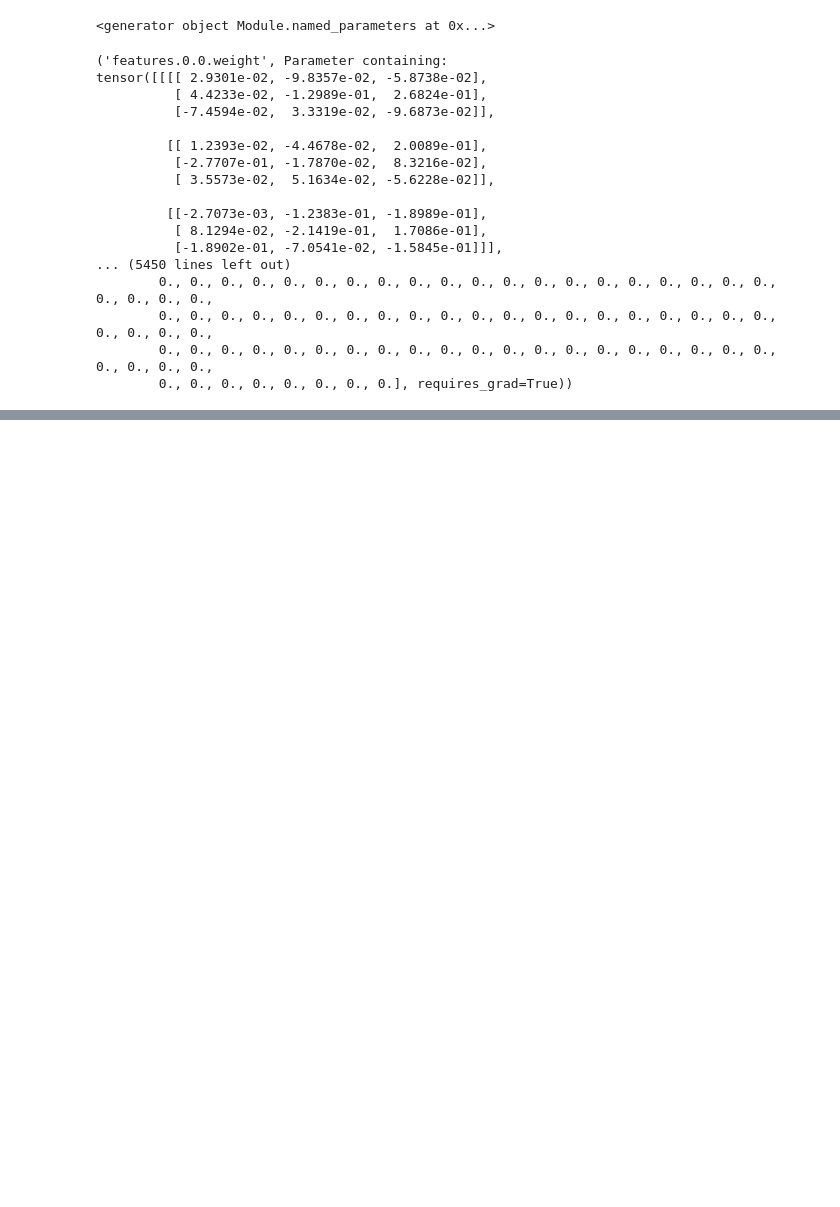
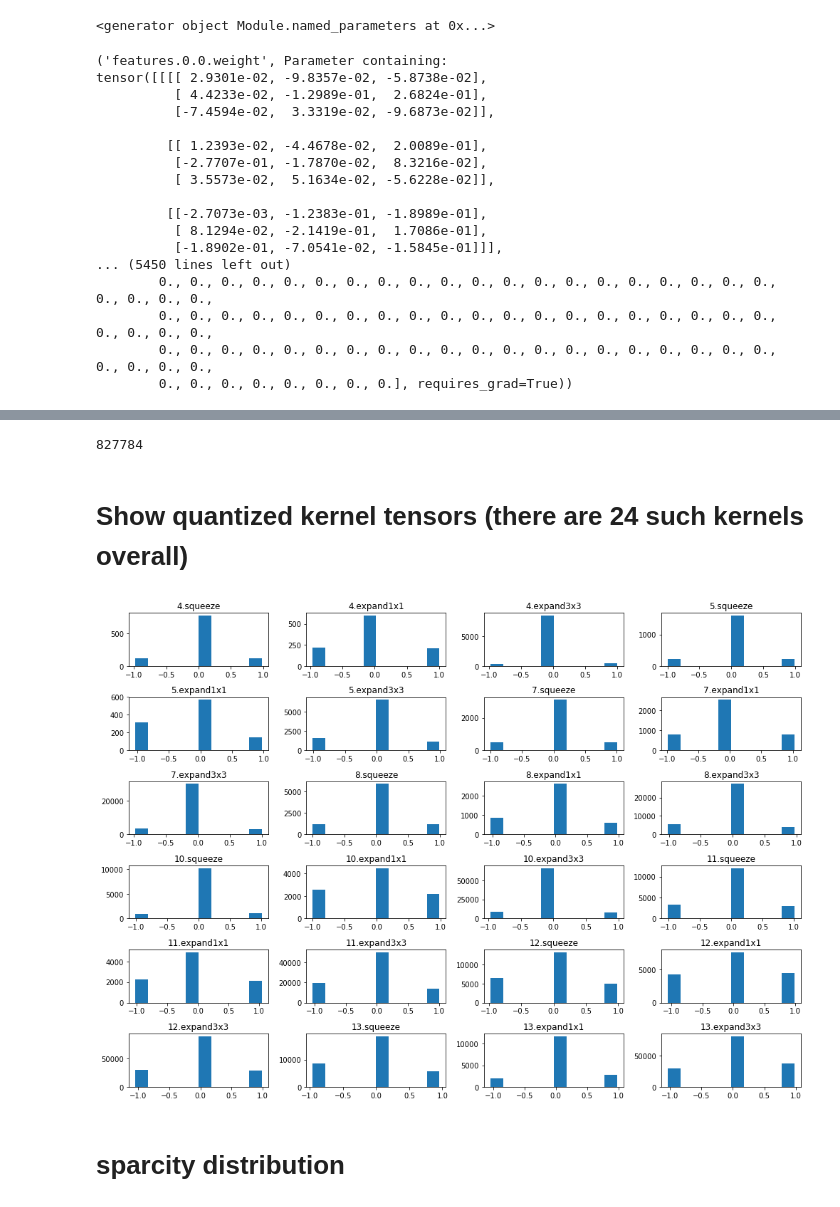
Before and after one commit to dan-fritchman/trained-ternary-quantization, a Jupyter notebook: ttq_mobilenet_v3/test_and_explore.ipynb, the cells around one changed output, grey strips where cells are left out. Saved outputs shown, nothing was run; the diff lists cells and outputs as text; code cells hidden in the pictures; blank space fills up the shorter version.

```diff
--- a/ttq_mobilenet_v3/test_and_explore.ipynb
+++ b/ttq_mobilenet_v3/test_and_explore.ipynb
@@ -78,0 +109,31 @@ tensor([[[[ 2.9301e-02, -9.8357e-02, -5.8738e-02],
+# %%
+model, _, _ = get_model()
+
+# load pretrained quantized model
+model.load_state_dict(torch.load('model_ternary_quantization.pytorch_state'))
+# %%
+# number of params in the model
+count_params(model)
+# %% [output]
+827784
+# %% [markdown]
+# Show quantized kernel tensors (there are 24 such kernels overall)
+# %%
+# all quantized kernels
+all_kernels = [
+    (n, p.data) for n, p in model.named_parameters()
+    if ('weight' in n and not 'bn' in n and not 'features.1.' in n
+        and not 'classifier' in n and not 'features.0.' in n)
+]
+# %%
+_, axes = plt.subplots(nrows=6, ncols=4, figsize=(14, 10))
+axes = axes.flatten()
+for i, (name, kernel) in enumerate(all_kernels):
+    axes[i].hist(kernel.cpu().numpy().reshape(-1));
+    axes[i].set_title(name[9:-7]);
+
+plt.tight_layout()
+# %% [output]
+[figure, added]
+# %% [markdown]
+# sparcity distribution
```
Also changed, not shown: parts of 30 cells of this notebook.
